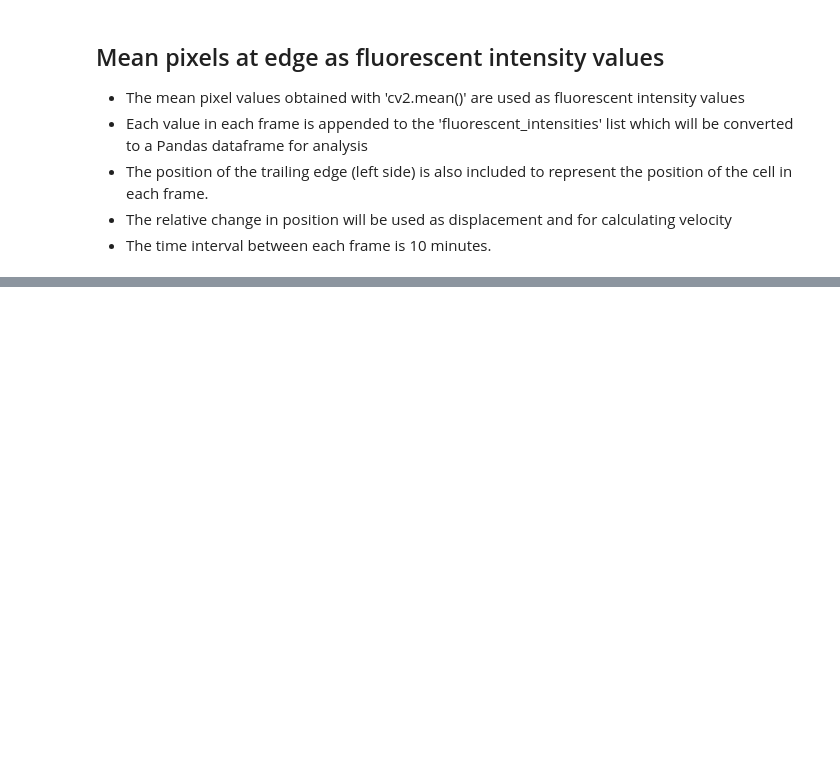
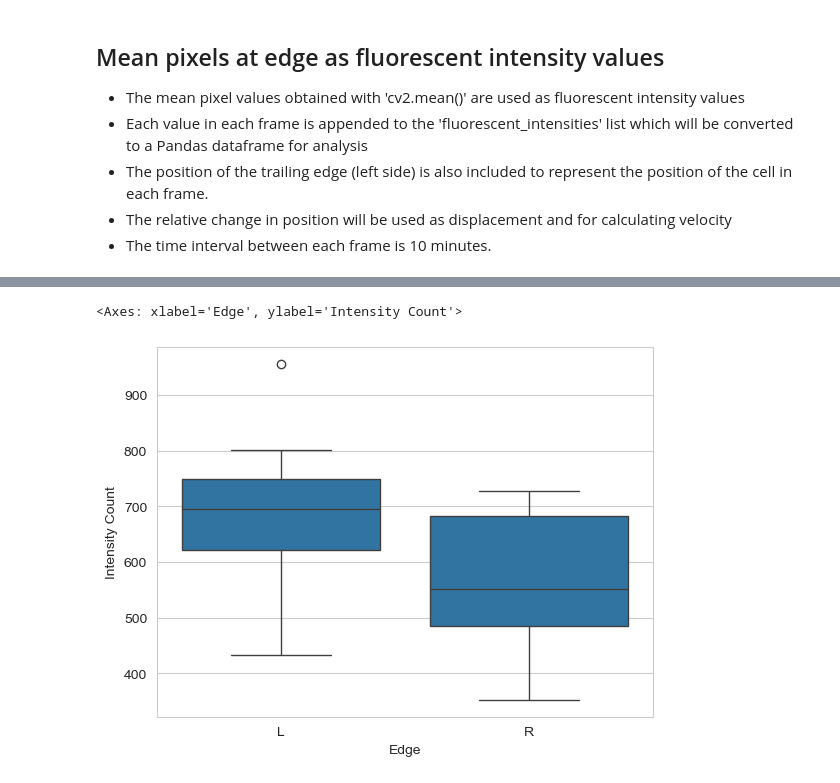
Before and after one commit to ProfNuru/cell-segmentations, a Jupyter notebook: Movie2_Analysis.ipynb, the cells around one changed output, grey strips where cells are left out. Saved outputs shown, nothing was run; the diff lists cells and outputs as text; code cells hidden in the pictures; blank space fills up the shorter version.

```diff
--- a/Movie2_Analysis.ipynb
+++ b/Movie2_Analysis.ipynb
@@ -306,0 +294,5 @@ That is, significantly more AQP4 proteins localize at the trailing edge than the
+# %%
+sns.boxplot(x = 'Edge', y = 'Intensity Count', data = data_df)
+# %% [output]
+<Axes: xlabel='Edge', ylabel='Intensity Count'>
+[figure, added]
```
Also changed, not shown: parts of 27 cells of this notebook, 5 other files.
